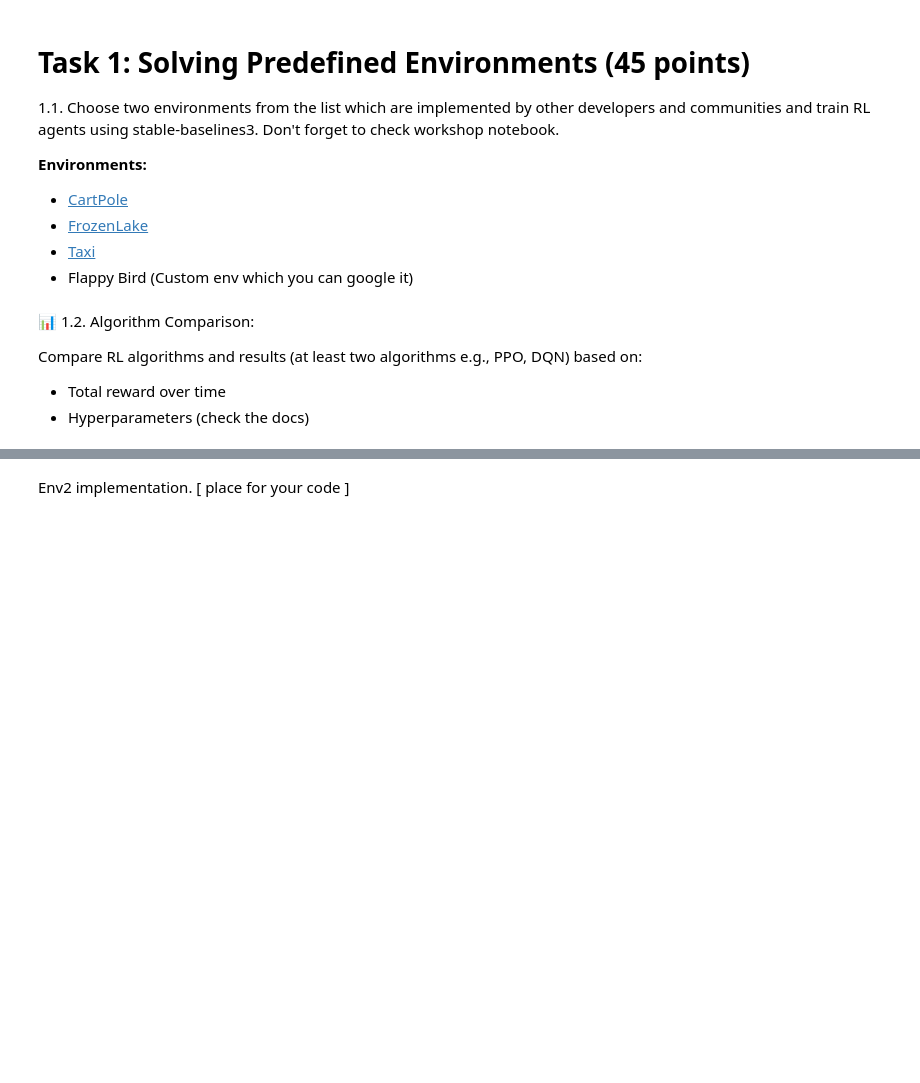
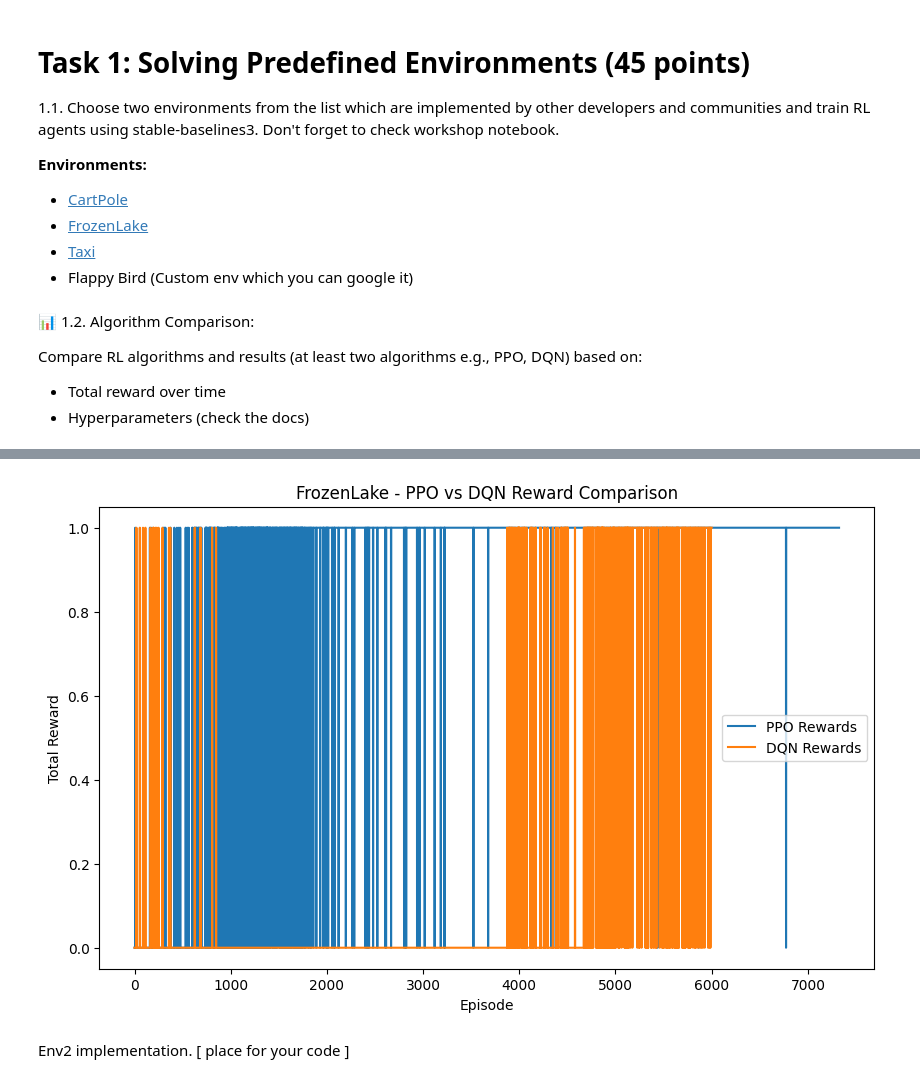
Before and after one commit to mj-amin-ece/RL, a Jupyter notebook: Home Works/HW1/HW1_Notebook.ipynb, the cells around one changed output, grey strips where cells are left out. Drawn from its saved outputs; the diff is of its cells as text; code cells hidden in the pictures; blank space fills up the shorter version.

```diff
--- a/Home Works/HW1/HW1_Notebook.ipynb
+++ b/Home Works/HW1/HW1_Notebook.ipynb
@@ -193,0 +227,79 @@ Env1 implementation. [ place for your code ]
+# %%
+import gymnasium as gym
+from stable_baselines3.common.monitor import Monitor
+from stable_baselines3 import DQN, PPO
+import pandas as pd
+import matplotlib.pyplot as plt
+
+class train_env:
+  def __init__(self, Env):
+    if Env == "FrozenLake-v1":
+        self.env_ppo = Monitor(gym.make(Env, is_slippery=False), filename="ppo_monitor.csv")
+        self.env_dqn = Monitor(gym.make(Env, is_slippery=False), filename="dqn_monitor.csv")
+
+    print("Action Space {}".format(self.env_ppo.action_space))
+    print("State Space {}".format(self.env_ppo.observation_space))
+
+    self.ppo_hyperparams = {
+    "learning_rate": 3e-4,   # default is usually 3e-4 for PPO
+    "n_steps": 2048,         # might be large for FrozenLake (small state space), feel free to reduce
+    "batch_size": 64,
+    "n_epochs": 10,
+    "gamma": 0.99,
+    "gae_lambda": 0.95,
+    "clip_range": 0.2,
+    }
+
+# Example hyperparameters for DQN
+    self.dqn_hyperparams = {
+      "learning_rate": 1e-4,          # default is usually 1e-4 or 1e-3
+      "buffer_size": 50_000,          # replay buffer size
+      "learning_starts": 1000,        # how many steps of experience before we start training
+      "batch_size": 32,
+      "tau": 1.0,                     # soft update coefficient
+      "gamma": 0.99,
+      "exploration_fraction": 0.1,    # fraction of training where exploration rate is annealed
+      "exploration_initial_eps": 1.0,
+      "exploration_final_eps": 0.05,
+    }
+  def __create_model(self):
+      self.model_ppo = PPO(
+        policy="MlpPolicy",
+        env=self.env_ppo,
+        verbose=1,
+        **self.ppo_hyperparams  # unpack PPO hyperparameters
+      )
+      self.model_dqn = DQN(
+        policy="MlpPolicy",
+        env=self.env_dqn,
+        verbose=1,
+        **self.dqn_hyperparams  # unpack DQN hyperparameters
+
+      )
+  def __train_models(self):
+      self.model_ppo.learn(total_timesteps=50_000)
+      self.model_dqn.learn(total_timesteps=50_000)
+
+  def __plot(self):
+      df_ppo = pd.read_csv("ppo_monitor.csv", skiprows=1)
+      df_dqn = pd.read_csv("dqn_monitor.csv", skiprows=1)
+
+      plt.figure(figsize=(10, 6))
+      plt.plot(df_ppo["r"], label="PPO Rewards")
+      plt.plot(df_dqn["r"], label="DQN Rewards")
+      plt.xlabel("Episode")
+      plt.ylabel("Total Reward")
+      plt.title("FrozenLake - PPO vs DQN Reward Comparison")
+      plt.legend()
+      plt.show()
+
+  def run(self,show = True):
+      self.__create_model()
+      self.__train_models()
+      if show:
+          self.__plot()
+
+
+env_lake = train_env("FrozenLake-v1")
+env_lake.run(show = True)
+# %% [output]
@@ -194,3 +323,4 @@ Env1 implementation. [ place for your code ]
+[figure, added]
 # %% [markdown]
 Env2 implementation. [ place for your code ]
 # %%
```
Also changed, not shown: parts of 13 cells of this notebook.
